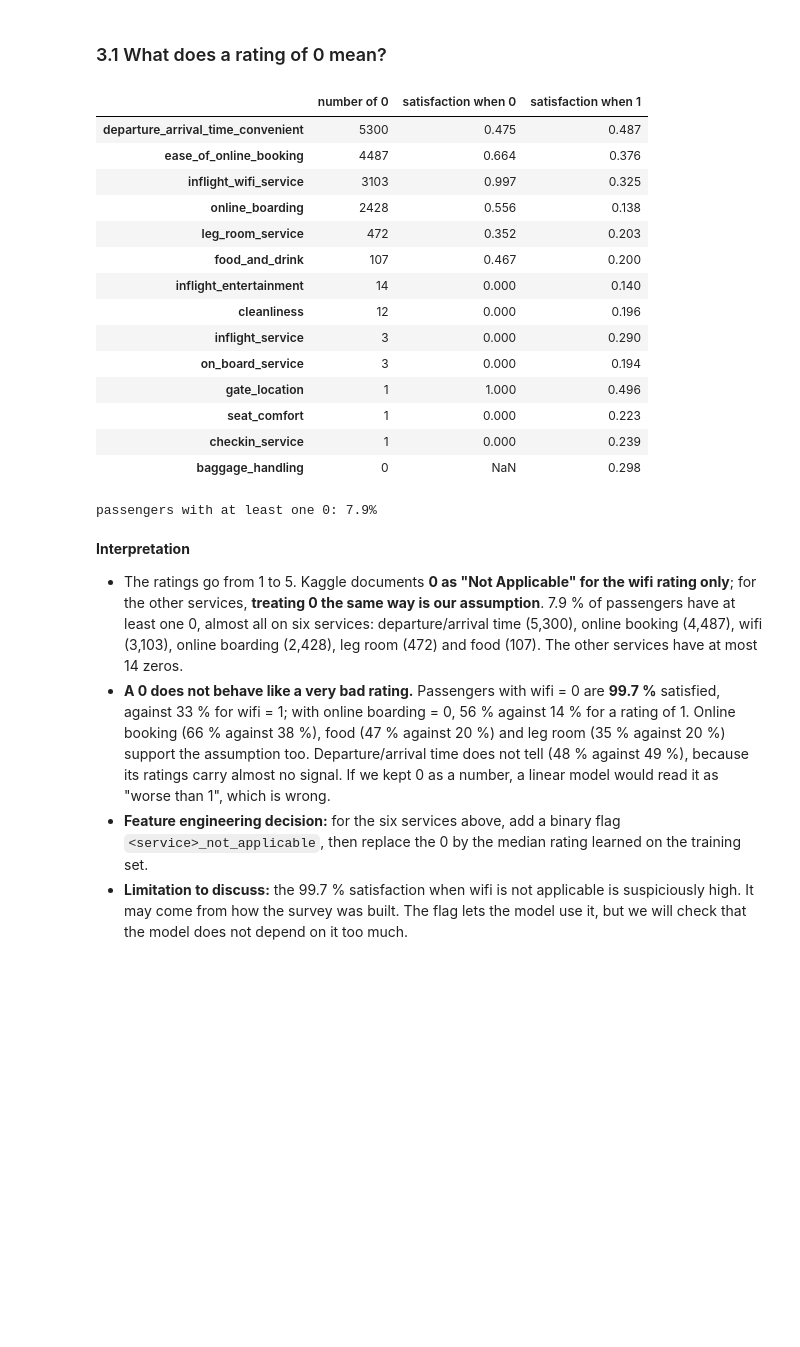
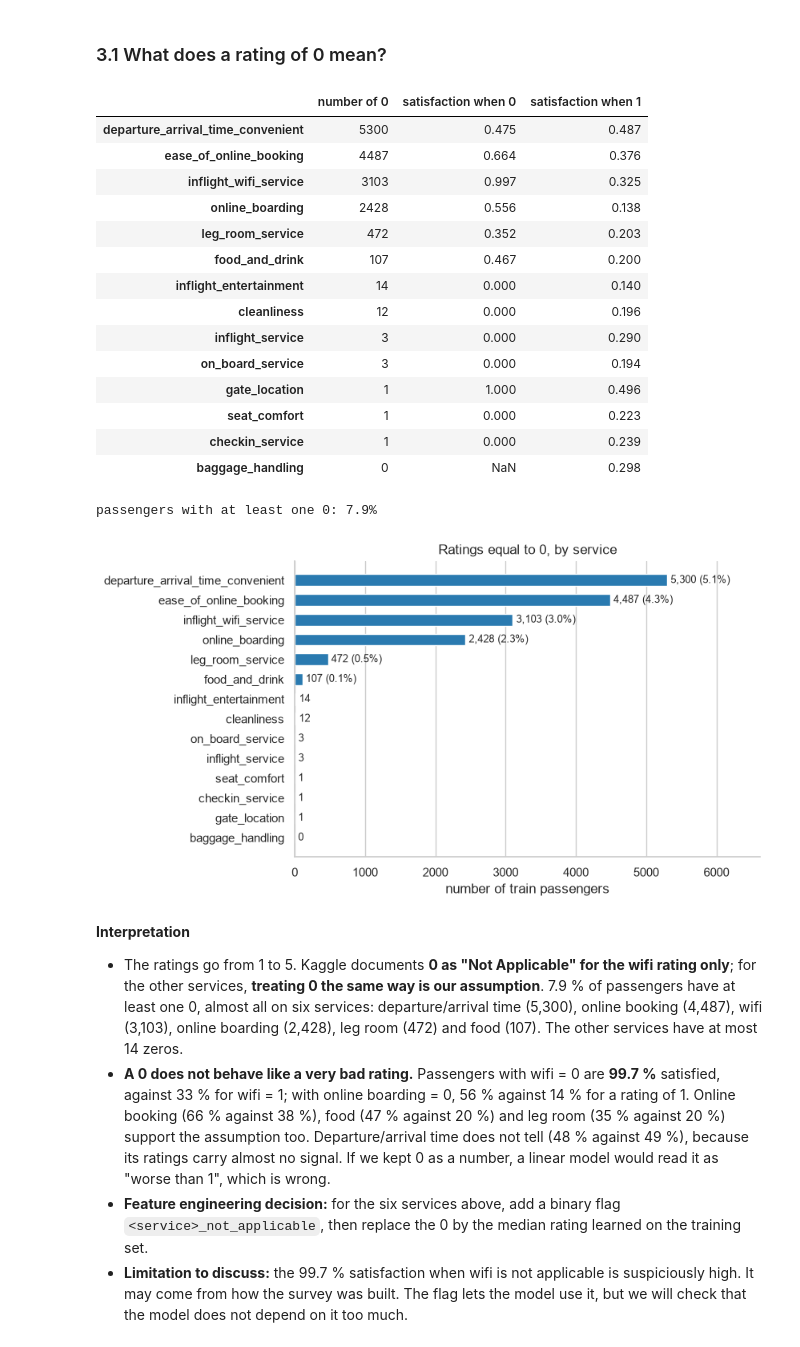
Before and after one commit to emv4n/airline-passenger-satisfaction, a Jupyter notebook: notebooks/01_eda_feature_engineering.ipynb, the cells around one changed output. Drawn from its saved outputs; the diff is of its cells as text; code cells hidden in the pictures; blank space fills up the shorter version.

```diff
--- a/notebooks/01_eda_feature_engineering.ipynb
+++ b/notebooks/01_eda_feature_engineering.ipynb
@@ -192,28 +264,30 @@ viz.plot_feature_relevance(relevance, FIGURES);
 # %%
 zeros = pd.DataFrame({
     "number of 0": (X_train[RATINGS] == 0).sum(),
     "satisfaction when 0": [y_train[X_train[c] == 0].mean() for c in RATINGS],
     "satisfaction when 1": [y_train[X_train[c] == 1].mean() for c in RATINGS],
 }).sort_values("number of 0", ascending=False)
 display(zeros.round(3))
 print(f"passengers with at least one 0: {(X_train[RATINGS] == 0).any(axis=1).mean():.1%}")
+viz.plot_zero_ratings(X_train, RATINGS, FIGURES);
 # %% [output]
 |  | number of 0 | satisfaction when 0 | satisfaction when 1 |
 | departure_arrival_time_convenient | 5300 | 0.475 | 0.487 |
 | ease_of_online_booking | 4487 | 0.664 | 0.376 |
 | inflight_wifi_service | 3103 | 0.997 | 0.325 |
 | online_boarding | 2428 | 0.556 | 0.138 |
 | leg_room_service | 472 | 0.352 | 0.203 |
 | food_and_drink | 107 | 0.467 | 0.200 |
 | inflight_entertainment | 14 | 0.000 | 0.140 |
 | cleanliness | 12 | 0.000 | 0.196 |
 | inflight_service | 3 | 0.000 | 0.290 |
 | on_board_service | 3 | 0.000 | 0.194 |
 | gate_location | 1 | 1.000 | 0.496 |
 | seat_comfort | 1 | 0.000 | 0.223 |
 | checkin_service | 1 | 0.000 | 0.239 |
 | baggage_handling | 0 | NaN | 0.298 |
 passengers with at least one 0: 7.9%
+[figure, added]
 # %% [markdown]
 **Interpretation**
 
```
Also changed, not shown: parts of 19 cells of this notebook, 13 other files.
